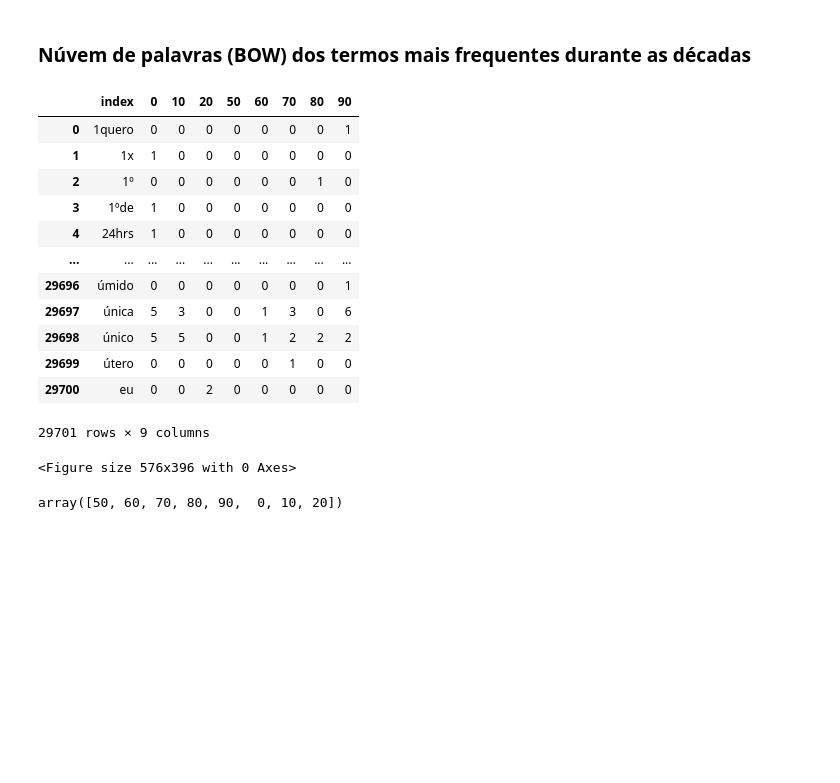
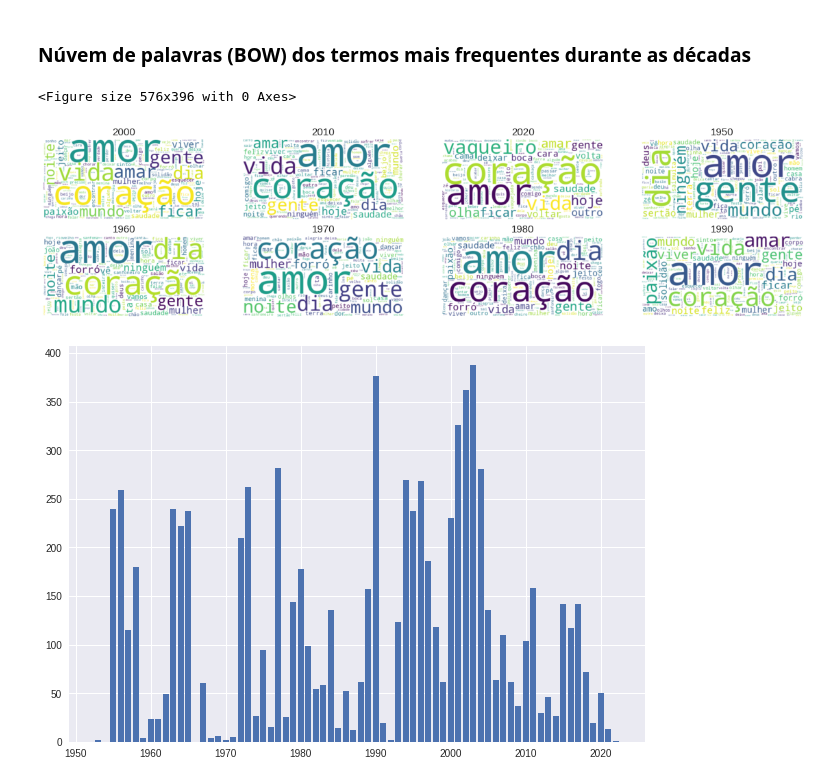
Before and after one commit to mateus-lourenco/emotion-mining-and-sentiment-analysis, a Jupyter notebook: src/analysis.ipynb, the cells around one changed output. Saved outputs shown, nothing was run; the diff lists cells and outputs as text; code cells hidden in the pictures; blank space fills up the shorter version.

```diff
--- a/src/analysis.ipynb
+++ b/src/analysis.ipynb
@@ -50,16 +45,0 @@ vect_words = vect_words.rename_axis(columns='')
-# %%
-vect_words
-# %% [output]
-|  | index | 0 | 10 | 20 | 50 | 60 | 70 | 80 | 90 |
-| 0 | 1quero | 0 | 0 | 0 | 0 | 0 | 0 | 0 | 1 |
-| 1 | 1x | 1 | 0 | 0 | 0 | 0 | 0 | 0 | 0 |
-| 2 | 1º | 0 | 0 | 0 | 0 | 0 | 0 | 1 | 0 |
-| 3 | 1ºde | 1 | 0 | 0 | 0 | 0 | 0 | 0 | 0 |
-| 4 | 24hrs | 1 | 0 | 0 | 0 | 0 | 0 | 0 | 0 |
-| ... | ... | ... | ... | ... | ... | ... | ... | ... | ... |
-| 29696 | úmido | 0 | 0 | 0 | 0 | 0 | 0 | 0 | 1 |
-| 29697 | única | 5 | 3 | 0 | 0 | 1 | 3 | 0 | 6 |
-| 29698 | único | 5 | 5 | 0 | 0 | 1 | 2 | 2 | 2 |
-| 29699 | útero | 0 | 0 | 0 | 0 | 0 | 1 | 0 | 0 |
-| 29700 | еu | 0 | 0 | 2 | 0 | 0 | 0 | 0 | 0 |
-29701 rows × 9 columns
@@ -66,21 +53,36 @@ vect_words
+# %%
+vect_words = pd.read_csv('./data/vect_words.csv')
 # %%
-def plot_wordcloud(df,row,col):
-     wc = WordCloud(background_color="white",colormap="Dark2",
-                     max_font_size=100,random_state=15)
-     fig = plt.figure(figsize=(20,10))
+def plot_wordcloud(df, row, col):
+    wc = WordCloud(background_color="white",
+                     max_font_size=100,
+                     random_state=15)
+    plt.figure(figsize=(20,10))
 
-     for index, value in enumerate(df.columns[1:]):
-       top_dict = dict(zip(df['words'].tolist(),df[value].tolist()))
-       wc.generate_from_frequencies(top_dict)
-       plt.subplot(row,col,index+1)
-       plt.imshow(wc,interpolation="bilinear")
-       plt.axis("off")
-       plt.title(f"{value}",fontsize=15)
+    for index, value in enumerate(df.columns[1:]):
+      top_dict = dict(zip(df['words'].tolist(),
+                        df[value].tolist()))
+      wc.generate_from_frequencies(top_dict)
+      plt.subplot(row,col,index+1)
+      plt.imshow(wc,interpolation="bilinear")
+      plt.axis("off")
+      plt.title(f"{value}",fontsize=15)
 plt.subplots_adjust(wspace=0.1, hspace=0.1)
 plt.show()
 # %% [output]
 <Figure size 576x396 with 0 Axes>
-# %%
-df['decade'].unique()
-# %% [output]
-array([50, 60, 70, 80, 90,  0, 10, 20])
+# %%
+plot_wordcloud(vect_words, 4, 4)
+# %% [output]
+[figure, added]
+# %%
+#quantidade de músicas por ano
+df_hist = df.groupby(['year'])['title'].count().reset_index().rename(columns={'year': 'year', 'title':'songs'})
+fig = plt.figure()
+ax = fig.add_axes([0, 0, 1, 1])
+years = df_hist['year'].to_list()
+song_count = df_hist['songs']
+ax.bar(years, song_count)
+plt.show()
+# %% [output]
+[figure, added]
```
Also changed, not shown: parts of 13 cells of this notebook.
